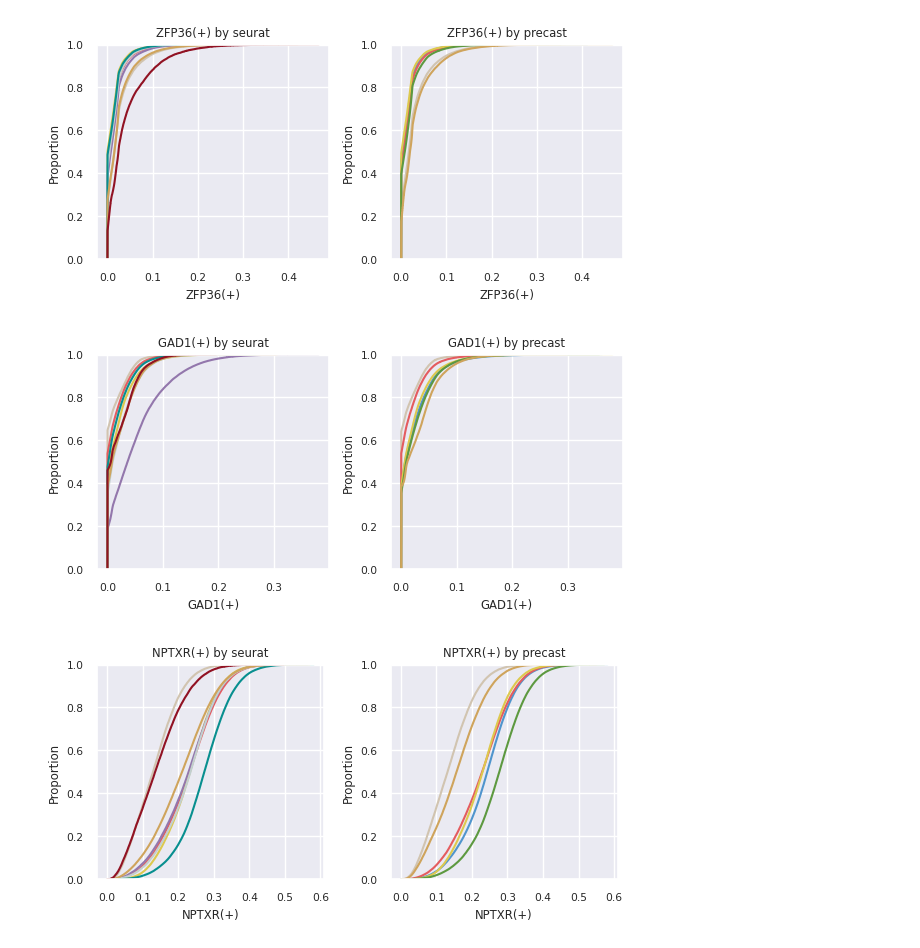
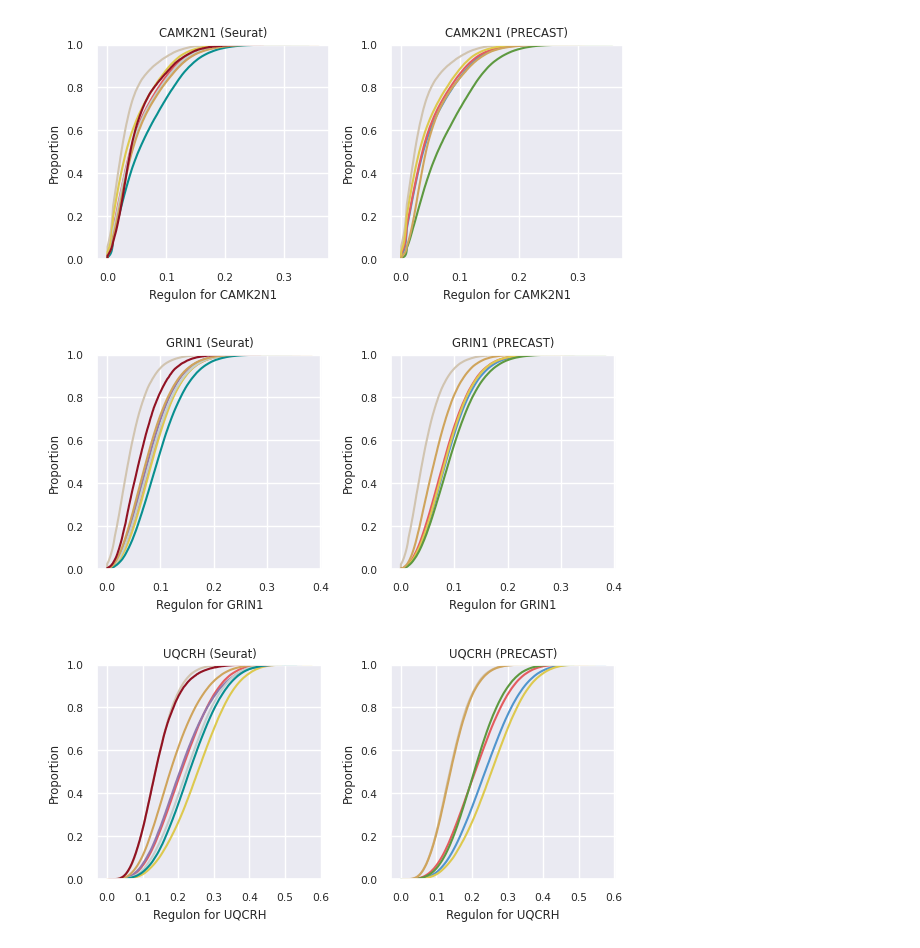
Before and after one commit to LieberInstitute/spatialDLPFC_mdd_bpd, a Jupyter notebook: code/09_DEG_GRN/08_explore-AUCell-modules.ipynb, the cells around one changed output. Saved outputs shown, nothing was run; the diff lists cells and outputs as text; code cells hidden in the pictures.

```diff
--- a/code/09_DEG_GRN/08_explore-AUCell-modules.ipynb
+++ b/code/09_DEG_GRN/08_explore-AUCell-modules.ipynb
@@ -10,7 +10,7 @@ MODULE_PATH = pdir+"processed-data/09_DEG_GRN/AUCell_modules/"
 # %%
 def extract_aucell(cluster):
 
-    lf = lp.connect(MODULE_PATH+"spe-n119_seurat-label-"+cluster+"_13844-genes_no-lowUMI_logcounts_modules-top20-Fadjp05_AUCell-fixed-thold-05.loom", mode='r+', validate=False)
+    lf = lp.connect(MODULE_PATH+"spe-n119_seurat-label-"+cluster+"_13162-genes_no-lowUMI_logcounts_modules-DEG-subset-refined_AUCell-fixed-thold-05.loom", mode='r+', validate=False)
     auc_mtx = pd.DataFrame(lf.ca.RegulonsAUC, index=lf.ca.CellID)
     cell_mtx = pd.DataFrame({"seurat_label": lf.ca.seurat_label, "smoothed_k9_1663": lf.ca.smoothed_k9_1663, #"custom_cluster": cluster,
                              "sex": lf.ca.sex, "condition": lf.ca.condition, "nGene": lf.ca.nGene, "nUMI": lf.ca.nUMI}, index=lf.ca.CellID)
@@ -162,36 +171,36 @@ sns.clustermap(df_means.T, z_score='row', col_colors=row_colors, dendrogram_rati
 # %%
-gene1 = "ZFP36(+)"
+gene1 = "Regulon for CAMK2N1"
 
 fig, ((ax1, ax2)) = plt.subplots(1, 2, figsize=(6, 3))
 sns.ecdfplot(data=joined_all, x=gene1, hue="seurat_label", palette=transfer_bright, legend=False, ax=ax1)
-ax1.set_title(gene1+" by seurat")
+ax1.set_title("CAMK2N1 (Seurat)")
 sns.ecdfplot(data=joined_precast, x=gene1, hue="smoothed_k9_1663", palette=smoothed_bright, legend=False, ax=ax2)
-ax2.set_title(gene1+" by precast")
+ax2.set_title("CAMK2N1 (PRECAST)")
 
 plt.tight_layout()
 # %% [output]
-[figure, old version]
+[figure, new version]
 # %%
-gene1 = "GAD1(+)"
+gene1 = "Regulon for GRIN1"
 
 fig, ((ax1, ax2)) = plt.subplots(1, 2, figsize=(6, 3))
 sns.ecdfplot(data=joined_all, x=gene1, hue="seurat_label", palette=transfer_bright, legend=False, ax=ax1)
-ax1.set_title(gene1+" by seurat")
+ax1.set_title("GRIN1 (Seurat)")
 sns.ecdfplot(data=joined_precast, x=gene1, hue="smoothed_k9_1663", palette=smoothed_bright, legend=False, ax=ax2)
-ax2.set_title(gene1+" by precast")
+ax2.set_title("GRIN1 (PRECAST)")
 
 plt.tight_layout()
 # %% [output]
-[figure, old version]
+[figure, new version]
 # %%
-gene1 = "NPTXR(+)" #
+gene1 = "Regulon for UQCRH"
 
 fig, ((ax1, ax2)) = plt.subplots(1, 2, figsize=(6, 3))
 sns.ecdfplot(data=joined_all, x=gene1, hue="seurat_label", palette=transfer_bright, legend=False, ax=ax1)
-ax1.set_title(gene1+" by seurat")
+ax1.set_title("UQCRH (Seurat)")
 sns.ecdfplot(data=joined_precast, x=gene1, hue="smoothed_k9_1663", palette=smoothed_bright, legend=False, ax=ax2)
-ax2.set_title(gene1+" by precast")
+ax2.set_title("UQCRH (PRECAST)")
 
 plt.tight_layout()
 # %% [output]
-[figure, old version]
+[figure, new version]
```
Also changed, not shown: parts of 29 cells of this notebook, 14 other files.
